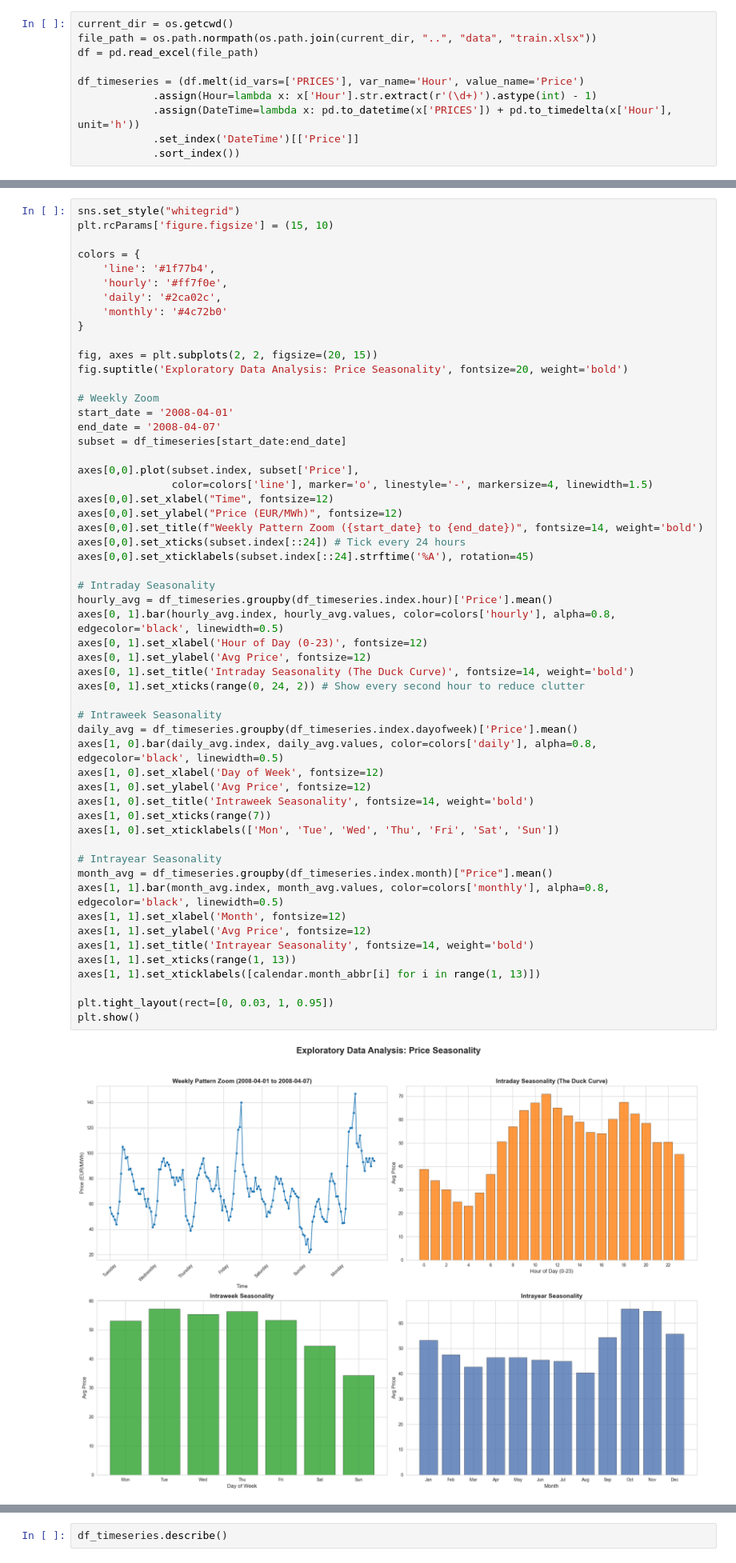
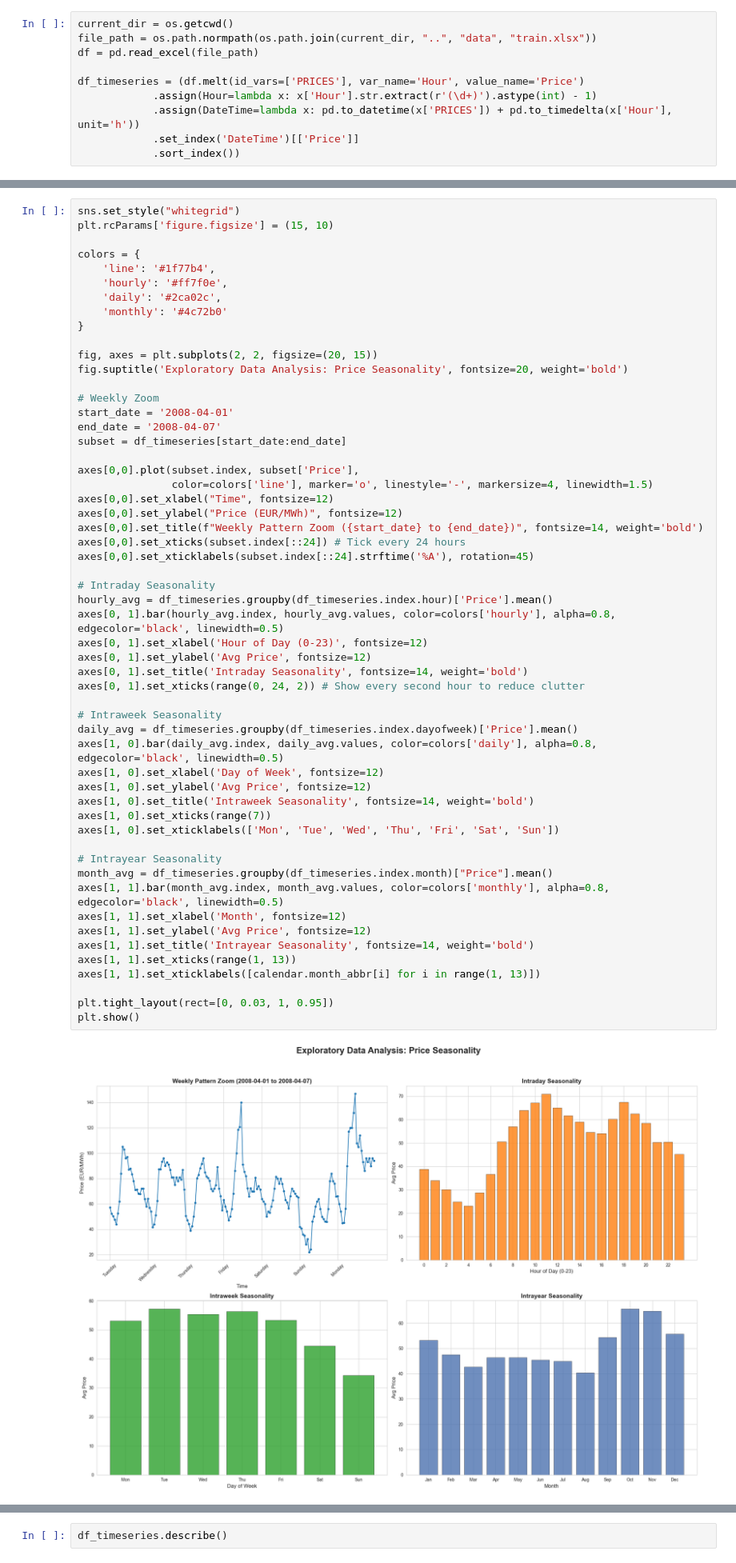
Before and after one commit to Sirfouq/HydroElectric_dam_RL, a Jupyter notebook: src/price_EDA.ipynb, the cells around one changed output, grey strips where cells are left out. Shown at 80% size. Saved outputs shown, nothing was run; the diff lists cells and outputs as text.

```diff
--- a/src/price_EDA.ipynb
+++ b/src/price_EDA.ipynb
@@ -51,35 +51,35 @@ axes[0,0].set_xticks(subset.index[::24]) # Tick every 24 hours
 axes[0,0].set_xticklabels(subset.index[::24].strftime('%A'), rotation=45)
 
 # Intraday Seasonality
 hourly_avg = df_timeseries.groupby(df_timeseries.index.hour)['Price'].mean()
 axes[0, 1].bar(hourly_avg.index, hourly_avg.values, color=colors['hourly'], alpha=0.8, edgecolor='black', linewidth=0.5)
 axes[0, 1].set_xlabel('Hour of Day (0-23)', fontsize=12)
 axes[0, 1].set_ylabel('Avg Price', fontsize=12)
-axes[0, 1].set_title('Intraday Seasonality (The Duck Curve)', fontsize=14, weight='bold')
+axes[0, 1].set_title('Intraday Seasonality', fontsize=14, weight='bold')
 axes[0, 1].set_xticks(range(0, 24, 2)) # Show every second hour to reduce clutter
 
 # Intraweek Seasonality
 daily_avg = df_timeseries.groupby(df_timeseries.index.dayofweek)['Price'].mean()
 axes[1, 0].bar(daily_avg.index, daily_avg.values, color=colors['daily'], alpha=0.8, edgecolor='black', linewidth=0.5)
 axes[1, 0].set_xlabel('Day of Week', fontsize=12)
 axes[1, 0].set_ylabel('Avg Price', fontsize=12)
 axes[1, 0].set_title('Intraweek Seasonality', fontsize=14, weight='bold')
 axes[1, 0].set_xticks(range(7))
 axes[1, 0].set_xticklabels(['Mon', 'Tue', 'Wed', 'Thu', 'Fri', 'Sat', 'Sun'])
 
 # Intrayear Seasonality
 month_avg = df_timeseries.groupby(df_timeseries.index.month)["Price"].mean()
 axes[1, 1].bar(month_avg.index, month_avg.values, color=colors['monthly'], alpha=0.8, edgecolor='black', linewidth=0.5)
 axes[1, 1].set_xlabel('Month', fontsize=12)
 axes[1, 1].set_ylabel('Avg Price', fontsize=12)
 axes[1, 1].set_title('Intrayear Seasonality', fontsize=14, weight='bold')
 axes[1, 1].set_xticks(range(1, 13))
 axes[1, 1].set_xticklabels([calendar.month_abbr[i] for i in range(1, 13)])
 
 plt.tight_layout(rect=[0, 0.03, 1, 0.95])
 plt.show()
 # %% [output]
-[figure, old version]
+[figure, new version]
 # %%
 # Lookback periods
 start_zoom = '2008-08-06'
```
Also changed, not shown: 1 other file.
